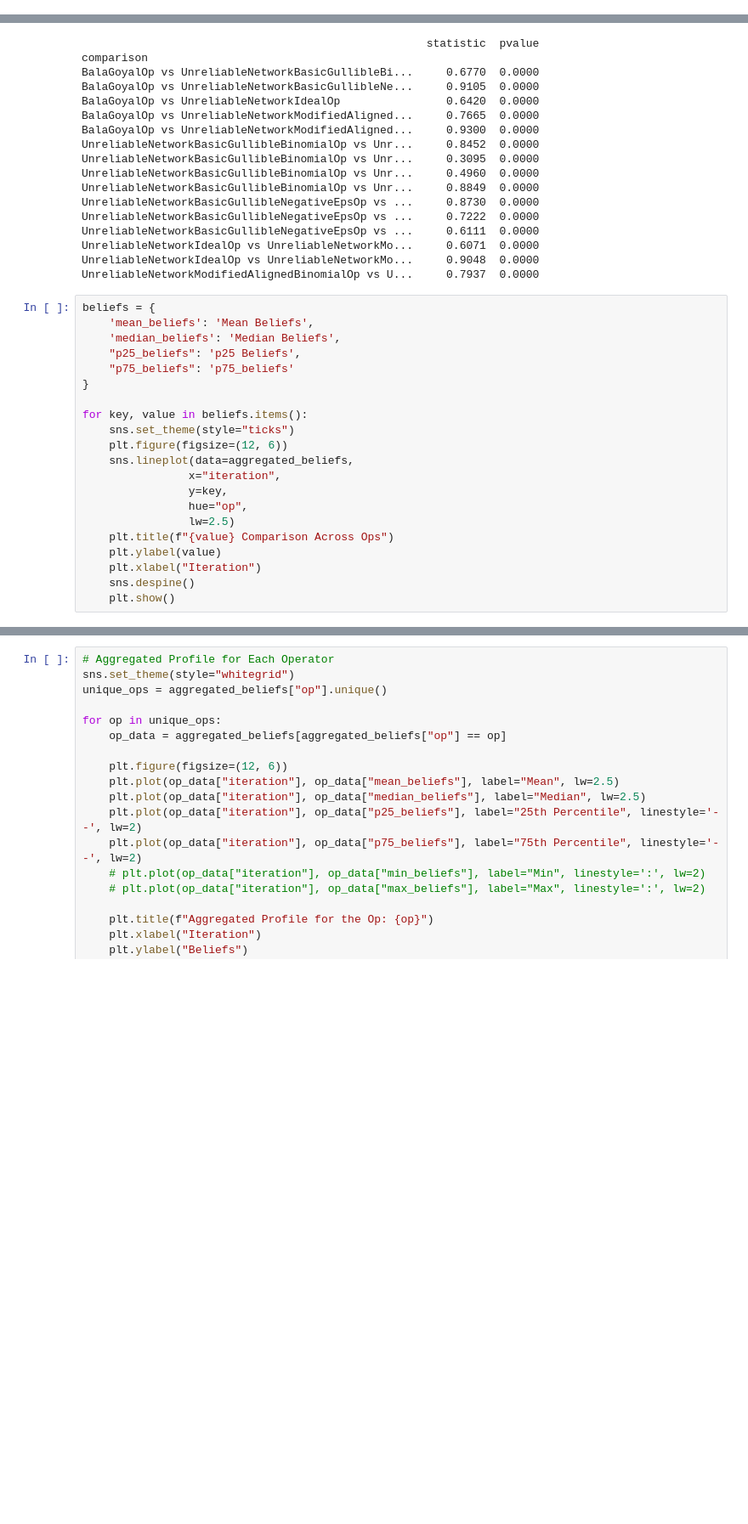
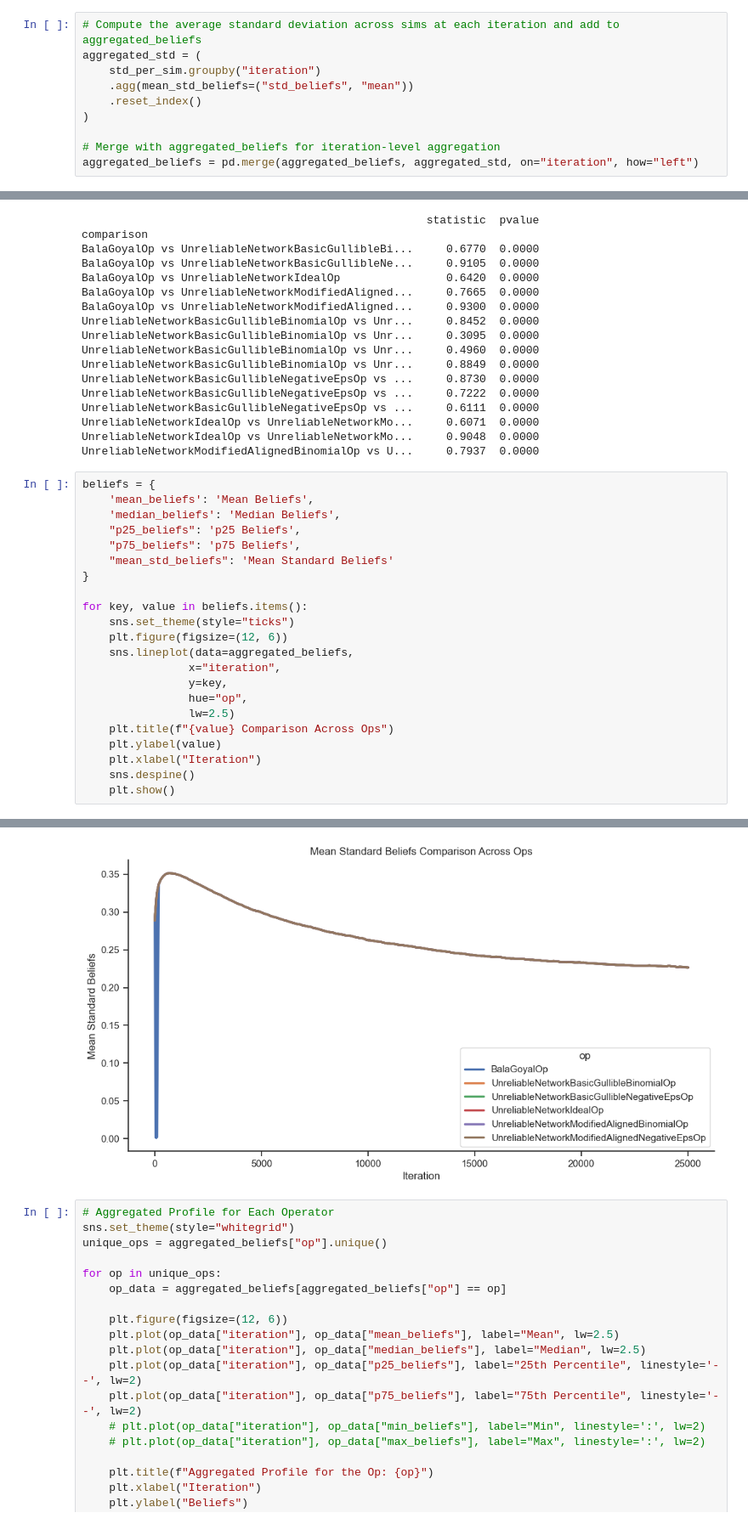
Before and after one commit to Prudhvivuda/polygraphs-analysis-scripts, a Jupyter notebook: beliefs_comparision.ipynb, the cells around one changed output, grey strips where cells are left out. Shown at 85% size. Saved outputs shown, nothing was run; the diff lists cells and outputs as text; blank space fills up the shorter version.

```diff
--- a/beliefs_comparision.ipynb
+++ b/beliefs_comparision.ipynb
@@ -52,0 +95,10 @@ aggregated_beliefs
+# %%
+# Compute the average standard deviation across sims at each iteration and add to aggregated_beliefs
+aggregated_std = (
+    std_per_sim.groupby("iteration")
+    .agg(mean_std_beliefs=("std_beliefs", "mean"))
+    .reset_index()
+)
+
+# Merge with aggregated_beliefs for iteration-level aggregation
+aggregated_beliefs = pd.merge(aggregated_beliefs, aggregated_std, on="iteration", how="left")
@@ -94,29 +162,31 @@ UnreliableNetworkModifiedAlignedBinomialOp vs U...     0.7937  0.0000
 # %%
 beliefs = {
     'mean_beliefs': 'Mean Beliefs',
     'median_beliefs': 'Median Beliefs',
     "p25_beliefs": 'p25 Beliefs',
-    "p75_beliefs": 'p75_beliefs'
+    "p75_beliefs": 'p75 Beliefs',
+    "mean_std_beliefs": 'Mean Standard Beliefs'
 }
 
 for key, value in beliefs.items():
     sns.set_theme(style="ticks")
     plt.figure(figsize=(12, 6))
     sns.lineplot(data=aggregated_beliefs,
                 x="iteration",
                 y=key,
                 hue="op",
                 lw=2.5)
     plt.title(f"{value} Comparison Across Ops")
     plt.ylabel(value)
     plt.xlabel("Iteration")
     sns.despine()
     plt.show()
 # %% [output]
 [figure]
 [figure]
 [figure]
 [figure]
+[figure, added]
 # %%
 # Aggregated Profile for Each Operator
 sns.set_theme(style="whitegrid")
```
Also changed, not shown: parts of 5 cells of this notebook.
